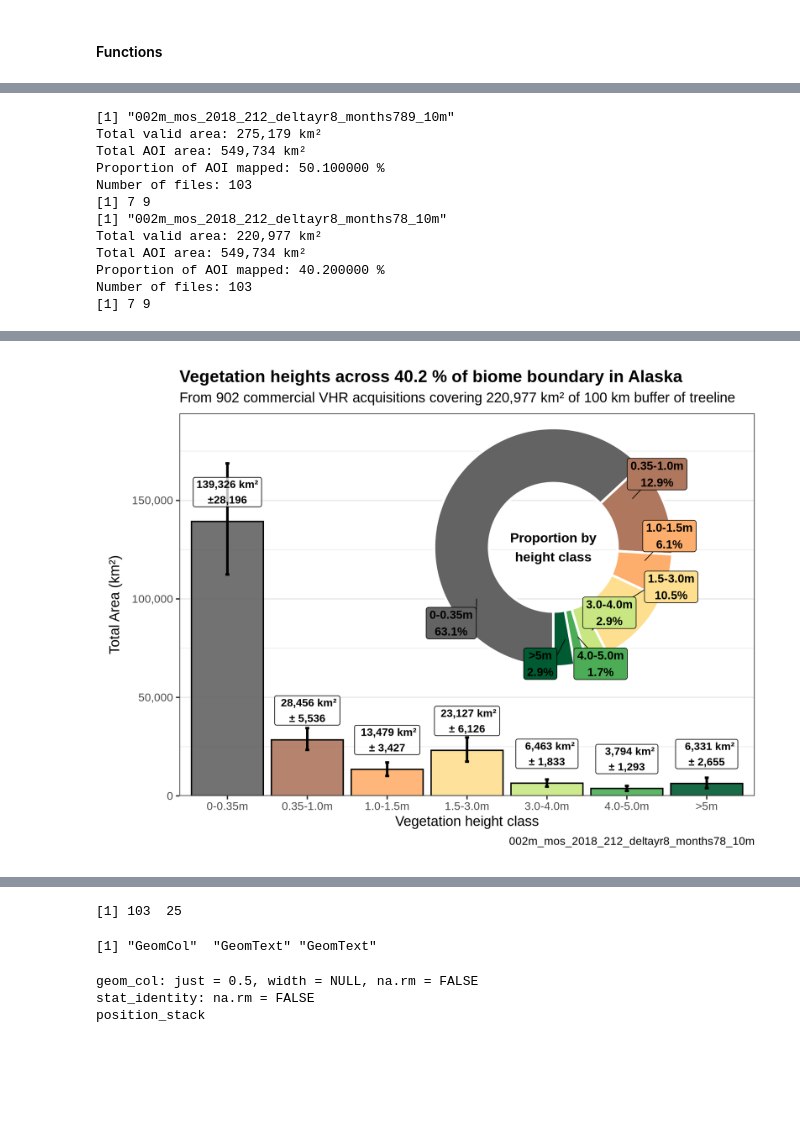
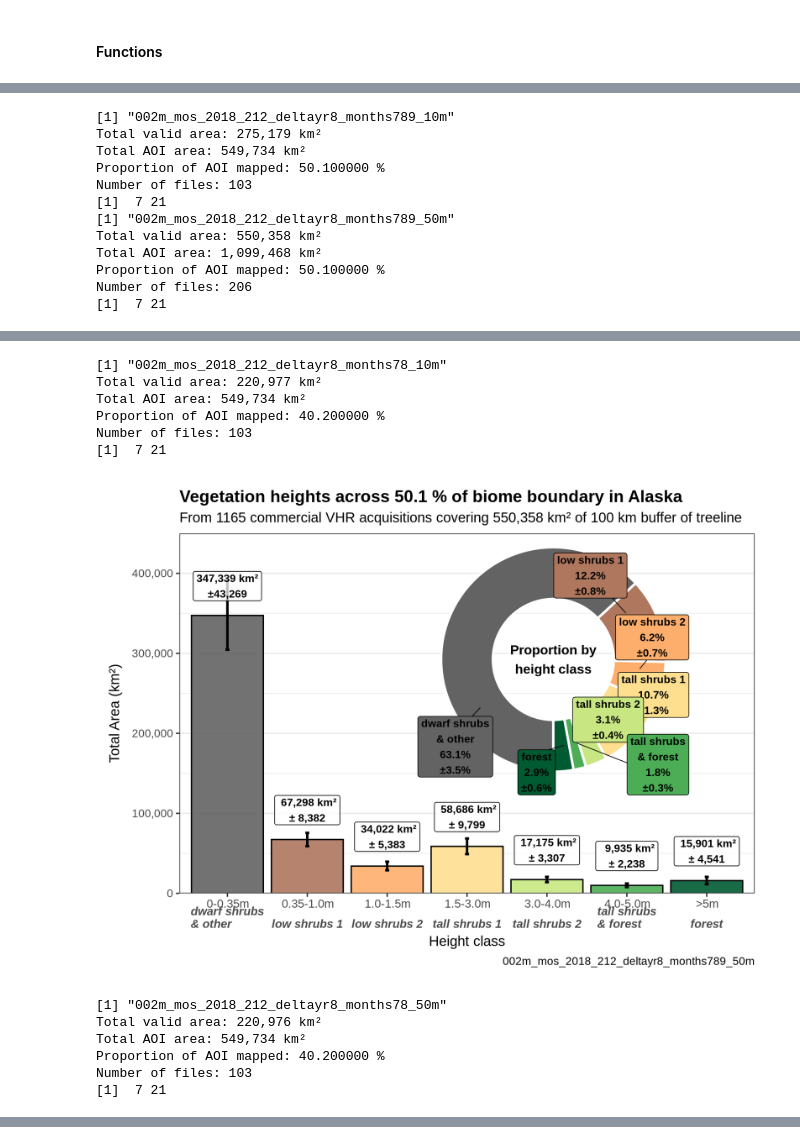
Before and after one commit to nasa-nccs-hpda/above-shrubs, a Jupyter notebook: notebooks/summarize_chm_dinov3_plot.ipynb, the cells around one changed output, grey strips where cells are left out. Drawn from its saved outputs; the diff is of its cells as text; code cells hidden in the pictures; blank space fills up the shorter version.

```diff
--- a/notebooks/summarize_chm_dinov3_plot.ipynb
+++ b/notebooks/summarize_chm_dinov3_plot.ipynb
@@ -162,7 +309,13 @@ calc_totals_and_plot <- function(area_stats, area_summary, pct_AOI_mapped, fores
     total_area_km2 <- sum(area_stats$total_valid_area_km2)
     n_files <- nrow(area_stats)
 
-
+    # Create two-line axis labels with height class (normal) and PFT class (bold italic)
+    # Using plotmath expressions
+    x_axis_labels <- lapply(1:nrow(area_summary), function(i) {
+      bquote(atop(.(as.character(area_summary$height_class_combined[i])),
+                  bolditalic(.(as.character(area_summary$pft_class[i])))))
+    })
+    names(x_axis_labels) <- area_summary$height_class_combined
 
     # Plot with forest height colormap
     p <- ggplot(area_summary, aes(x = height_class_combined, y = total, fill = height_for_color)) +
@@ -189,14 +342,15 @@ calc_totals_and_plot <- function(area_stats, area_summary, pct_AOI_mapped, fores
             format(round(total_area_km2), big.mark = ",")
 
         ),
-        x = "Vegetation height class",
+        x = "Height class",
         y = "Total Area (km²)",
           caption = MOSAIC_SUBDIR
       ) +
+      scale_x_discrete(labels = x_axis_labels) +
       scale_y_continuous(labels = scales::comma, expand = expansion(mult = c(0, 0.15))) +
       theme_bw(base_size = 12) +
       theme(
-        axis.text.x = element_text(angle = 0, hjust = 0.5),
+        axis.text.x = element_text(angle = 0, hjust = 0.5, size=10),
         plot.title = element_text(face = "bold"),
         panel.grid.major.x = element_blank()
       )
@@ -206,7 +360,7 @@ calc_totals_and_plot <- function(area_stats, area_summary, pct_AOI_mapped, fores
       mutate(
         proportion = total / sum(total),
         pct = round(proportion * 100, 1),
-        pct_label = paste0(height_class_combined, "\n", pct, "%")
+        pct_label = paste0(pft_class, "\n", pct, "%","\n",proportion_ci_formatted)
       )
 
     # Create donut plot with centered title
@@ -221,7 +375,7 @@ calc_totals_and_plot <- function(area_stats, area_summary, pct_AOI_mapped, fores
     position = position_stack(vjust = 0.25),
     color = "black",
     fontface = "bold",
-    size = 3.5,
+    size = 3.25,
     box.padding = 0.5,
     label.padding = 0.2,
     segment.color = "black",
@@ -251,5 +405,5 @@ calc_totals_and_plot <- function(area_stats, area_summary, pct_AOI_mapped, fores
                     right = 1.2, top = 1.05)
 
     return(list(combined, p, p_donut))
-    }
+}
 # %% [markdown]
@@ -280,11 +476,11 @@ DIR_PAPER_FIGS = paste0(MAINDIR, '/paper_figs')
 
 MOSAIC_SUBDIR_LIST = c(
     # 8 yr window - including Sept
-    '002m_mos_2018_212_deltayr8_months789_10m',
-    #'002m_mos_2018_212_deltayr8_months789_50m',
+    '002m_mos_2018_212_deltayr8_months789_10m', # 10m data used for stats
+    '002m_mos_2018_212_deltayr8_months789_50m', # 50m data used for maps (faster display)
     # 8 yr window
-    '002m_mos_2018_212_deltayr8_months78_10m' #,
-    #'002m_mos_2018_212_deltayr8_months78_50m'
+    '002m_mos_2018_212_deltayr8_months78_10m', # 10m data used for stats
+    '002m_mos_2018_212_deltayr8_months78_50m'  # 50m data used for maps (faster display)
     # 5 yr window
     #'002m_mos_2018_212_deltayr5_months78_10m'
     #'002m_mos_2018_212_deltayr5_months78_50m',
@@ -301,14 +497,18 @@ for(MOSAIC_SUBDIR in MOSAIC_SUBDIR_LIST){
 
     total_chms_used = mosaic_smry$total_chms_used
 
+    # Calc area stats from mosaic csv
     output = calc_area_stats(area_stats)
     area_long_combined = output[[1]]
     pct_AOI_mapped = output[[2]]
 
-    area_summary = do_bootstrap_ci(area_long_combined) %>%
+    #write.csv(area_long_combined, paste0(DIR_PAPER_FIGS,'/', NAME_STEM, '_height_class_areacombined_',MOSAIC_SUBDIR,'.csv'), row.names = FALSE)
+
+    area_summary = do_bootstrap_ci_v2(area_long_combined, n_boot = 1000, conf = 0.95) %>%
         mutate(
             height_for_color = pmin(height_lower_combined, 5)
-            )
+            ) %>%
+        arrange(height_class_combined)
 
     # Export summary table
     print(dim(area_summary))
@@ -334,10 +534,10 @@ Total valid area: 275,179 km²
 Total AOI area: 549,734 km²
 Proportion of AOI mapped: 50.100000 %
 Number of files: 103
-[1] 7 9
-[1] "002m_mos_2018_212_deltayr8_months78_10m"
-Total valid area: 220,977 km²
-Total AOI area: 549,734 km²
-Proportion of AOI mapped: 40.200000 %
-Number of files: 103
-[1] 7 9
+[1]  7 21
+[1] "002m_mos_2018_212_deltayr8_months789_50m"
+Total valid area: 550,358 km²
+Total AOI area: 1,099,468 km²
+Proportion of AOI mapped: 50.100000 %
+Number of files: 206
+[1]  7 21
@@ -345 +545,13 @@ Number of files: 103
+[1] "002m_mos_2018_212_deltayr8_months78_10m"
+Total valid area: 220,977 km²
+Total AOI area: 549,734 km²
+Proportion of AOI mapped: 40.200000 %
+Number of files: 103
+[1]  7 21
-[figure, old version]
+[figure, new version]
+[1] "002m_mos_2018_212_deltayr8_months78_50m"
+Total valid area: 220,976 km²
+Total AOI area: 549,734 km²
+Proportion of AOI mapped: 40.200000 %
+Number of files: 103
+[1]  7 21
@@ -346,15 +559,0 @@ Number of files: 103
-# %%
-dim(area_stats)
-# %% [output]
-[1] 103  25
-# %%
-# Find which layer is geom_text
-sapply(p_donut$layers, function(x) class(x$geom)[1])
-# %% [output]
-[1] "GeomCol"  "GeomText" "GeomText"
-# %%
-p_donut$layer[[1]]
-# %% [output]
-geom_col: just = 0.5, width = NULL, na.rm = FALSE
-stat_identity: na.rm = FALSE
-position_stack
```
Also changed, not shown: parts of 11 cells of this notebook, 8 other files.
